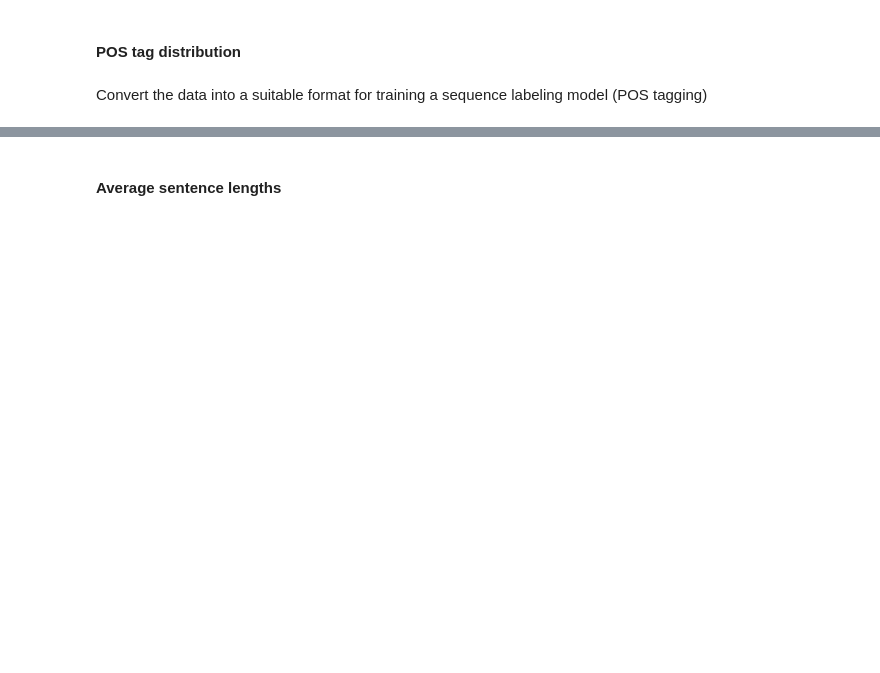
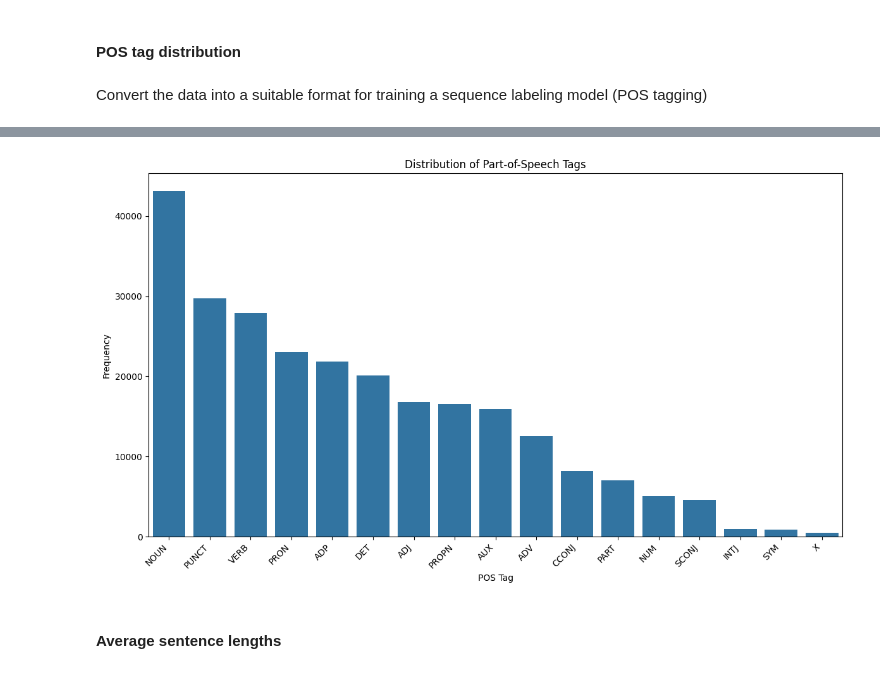
Before and after one commit to Srini235/NLP_Assignment_02_Group210, a Jupyter notebook: NLP_Assignment_02_Group210.ipynb, the cells around one changed output, grey strips where cells are left out. Saved outputs shown, nothing was run; the diff lists cells and outputs as text; code cells hidden in the pictures; blank space fills up the shorter version.

```diff
--- a/NLP_Assignment_02_Group210.ipynb
+++ b/NLP_Assignment_02_Group210.ipynb
@@ -279,0 +101,8 @@ Number of tokens in training dataset are 204605.
+# %%
+all_sents = train + dev + test
+num_sentences = len(all_sents)
+num_tokens = sum(len(s[0]) for s in all_sents)
+avg_len = num_tokens / num_sentences
+
+print(f"Total sentences: {num_sentences}")
+print(f"Total tokens: {num_tokens}")
@@ -329,0 +116,5 @@ ADV: 10548
+# %%
+tag_counter = Counter(tag for _, tags in all_sents for tag in tags)
+
+for tag, c in tag_counter.most_common(20):
+    print(f"{tag:>5}: {c}")
@@ -329,0 +139,17 @@ ADV: 10548
+# %%
+!pip install matplotlib seaborn
+import pandas as pd
+import seaborn as sns
+
+# Convert the tag_counter to a DataFrame for easier plotting
+tag_df = pd.DataFrame(tag_counter.most_common(), columns=['Tag', 'Count'])
+
+plt.figure(figsize=(12, 7))
+sns.barplot(x='Tag', y='Count', data=tag_df)
+plt.title('Distribution of Part-of-Speech Tags')
+plt.xlabel('POS Tag')
+plt.ylabel('Frequency')
+plt.xticks(rotation=45, ha='right')
+plt.tight_layout()
+plt.show()
+# %% [output]
@@ -330,2 +173,3 @@ ADV: 10548
+[figure, added]
 # %% [markdown]
 #### Average sentence lengths
```
Also changed, not shown: parts of 21 cells of this notebook, 5 other files.
